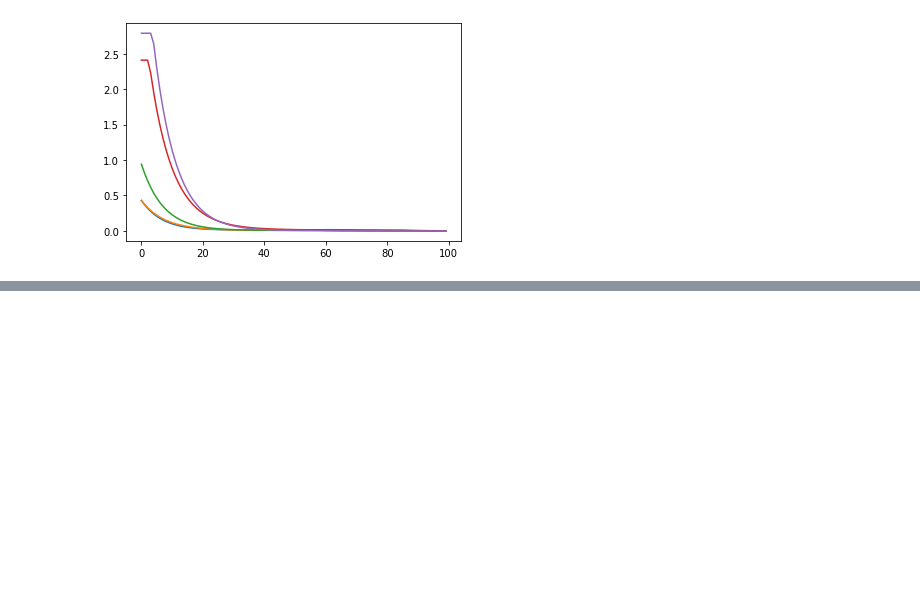
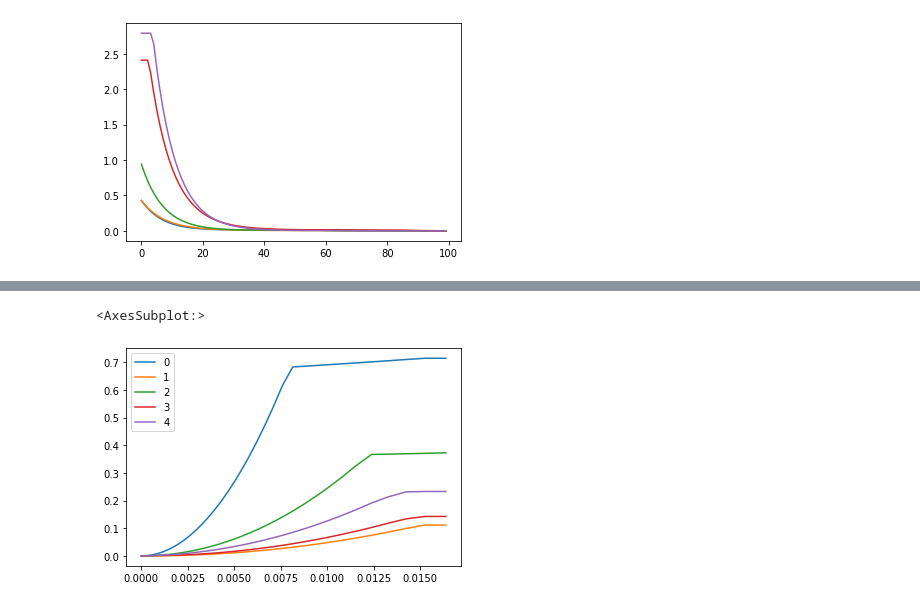
Before and after one commit to asscherhofstede/Koemelk-analyse, a Jupyter notebook: koemelk_uitwerking.ipynb, the cells around one changed output, grey strips where cells are left out. Saved outputs shown, nothing was run; the diff lists cells and outputs as text; code cells hidden in the pictures; blank space fills up the shorter version.

```diff
--- a/koemelk_uitwerking.ipynb
+++ b/koemelk_uitwerking.ipynb
@@ -420,0 +472,4 @@ df_result_t.T.plot()
+# %%
+X_train_protein, X_test_protein, y_train_protein, y_test_protein = train_test_split(df_features, label_data_protein, test_size=0.3, random_state=10)
+# %%
+lasso_result_protein = LassoCV(cv=5).fit(X_train_protein,y_train_protein)
@@ -420,0 +500,9 @@ df_result_t.T.plot()
+# %%
+df_result_protein= pd.DataFrame(lasso_result_protein.mse_path_)
+df_result_protein_t = df_result_protein.T
+df_result_protein_t.columns = lasso_result_protein.alphas_
+# %%
+df_result_protein_t.T.plot()
+# %% [output]
+<AxesSubplot:>
+[figure, added]
```
Also changed, not shown: parts of 20 cells of this notebook.
